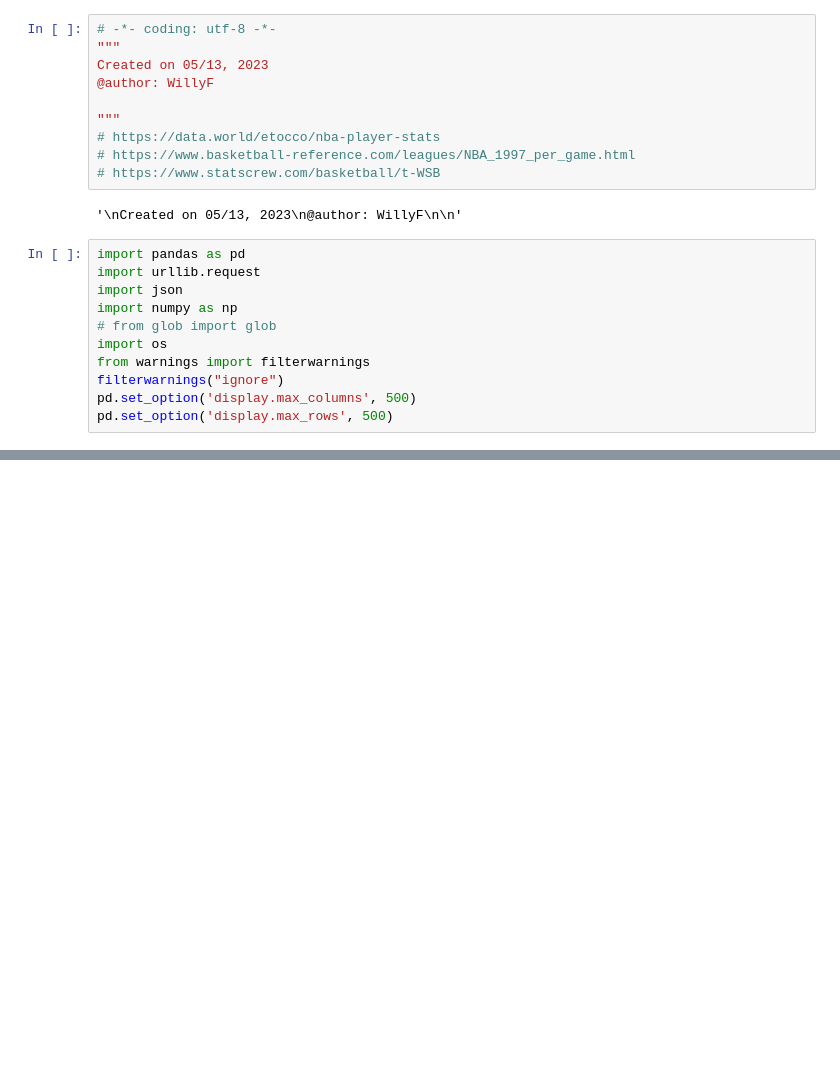
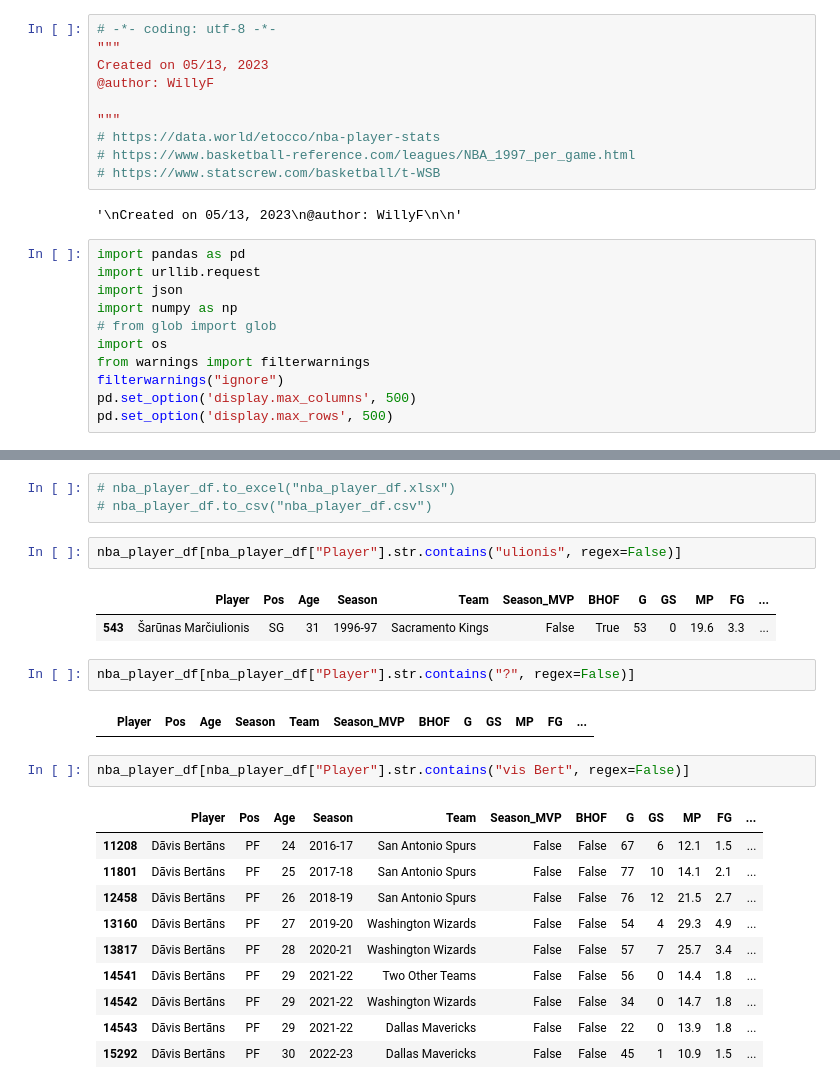
Before and after one commit to LeBronWilly/NBA_Player_Stats, a Jupyter notebook: NBA_Player_Data.ipynb, the cells around one changed output, grey strips where cells are left out. Saved outputs shown, nothing was run; the diff lists cells and outputs as text; blank space fills up the shorter version.

```diff
--- a/NBA_Player_Data.ipynb
+++ b/NBA_Player_Data.ipynb
@@ -109,0 +83,25 @@ nba_player_df[nba_player_df["Player"]=="LeBron James"]
+# %%
+# nba_player_df.to_excel("nba_player_df.xlsx")
+# nba_player_df.to_csv("nba_player_df.csv")
+# %%
+nba_player_df[nba_player_df["Player"].str.contains("ulionis", regex=False)]
+# %% [output]
+|  | Player | Pos | Age | Season | Team | Season_MVP | BHOF | G | GS | MP | FG | ... |
+| 543 | Šarūnas Marčiulionis | SG | 31 | 1996-97 | Sacramento Kings | False | True | 53 | 0 | 19.6 | 3.3 | ... |
+# %%
+nba_player_df[nba_player_df["Player"].str.contains("?", regex=False)]
+# %% [output]
+|  | Player | Pos | Age | Season | Team | Season_MVP | BHOF | G | GS | MP | FG | ... |
+# %%
+nba_player_df[nba_player_df["Player"].str.contains("vis Bert", regex=False)]
+# %% [output]
+|  | Player | Pos | Age | Season | Team | Season_MVP | BHOF | G | GS | MP | FG | ... |
+| 11208 | Dāvis Bertāns | PF | 24 | 2016-17 | San Antonio Spurs | False | False | 67 | 6 | 12.1 | 1.5 | ... |
+| 11801 | Dāvis Bertāns | PF | 25 | 2017-18 | San Antonio Spurs | False | False | 77 | 10 | 14.1 | 2.1 | ... |
+| 12458 | Dāvis Bertāns | PF | 26 | 2018-19 | San Antonio Spurs | False | False | 76 | 12 | 21.5 | 2.7 | ... |
+| 13160 | Dāvis Bertāns | PF | 27 | 2019-20 | Washington Wizards | False | False | 54 | 4 | 29.3 | 4.9 | ... |
+| 13817 | Dāvis Bertāns | PF | 28 | 2020-21 | Washington Wizards | False | False | 57 | 7 | 25.7 | 3.4 | ... |
+| 14541 | Dāvis Bertāns | PF | 29 | 2021-22 | Two Other Teams | False | False | 56 | 0 | 14.4 | 1.8 | ... |
+| 14542 | Dāvis Bertāns | PF | 29 | 2021-22 | Washington Wizards | False | False | 34 | 0 | 14.7 | 1.8 | ... |
+| 14543 | Dāvis Bertāns | PF | 29 | 2021-22 | Dallas Mavericks | False | False | 22 | 0 | 13.9 | 1.8 | ... |
+| 15292 | Dāvis Bertāns | PF | 30 | 2022-23 | Dallas Mavericks | False | False | 45 | 1 | 10.9 | 1.5 | ... |
```
Also changed, not shown: parts of 16 cells of this notebook, 4 other files.
